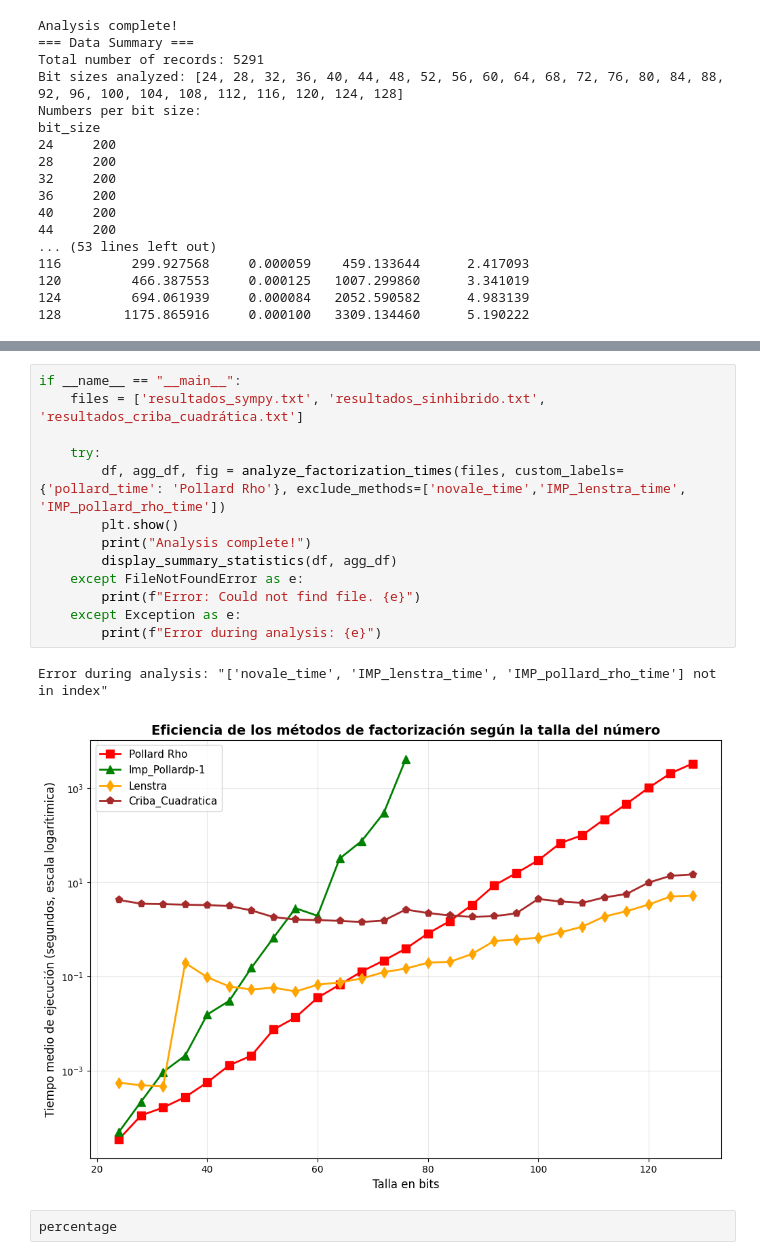
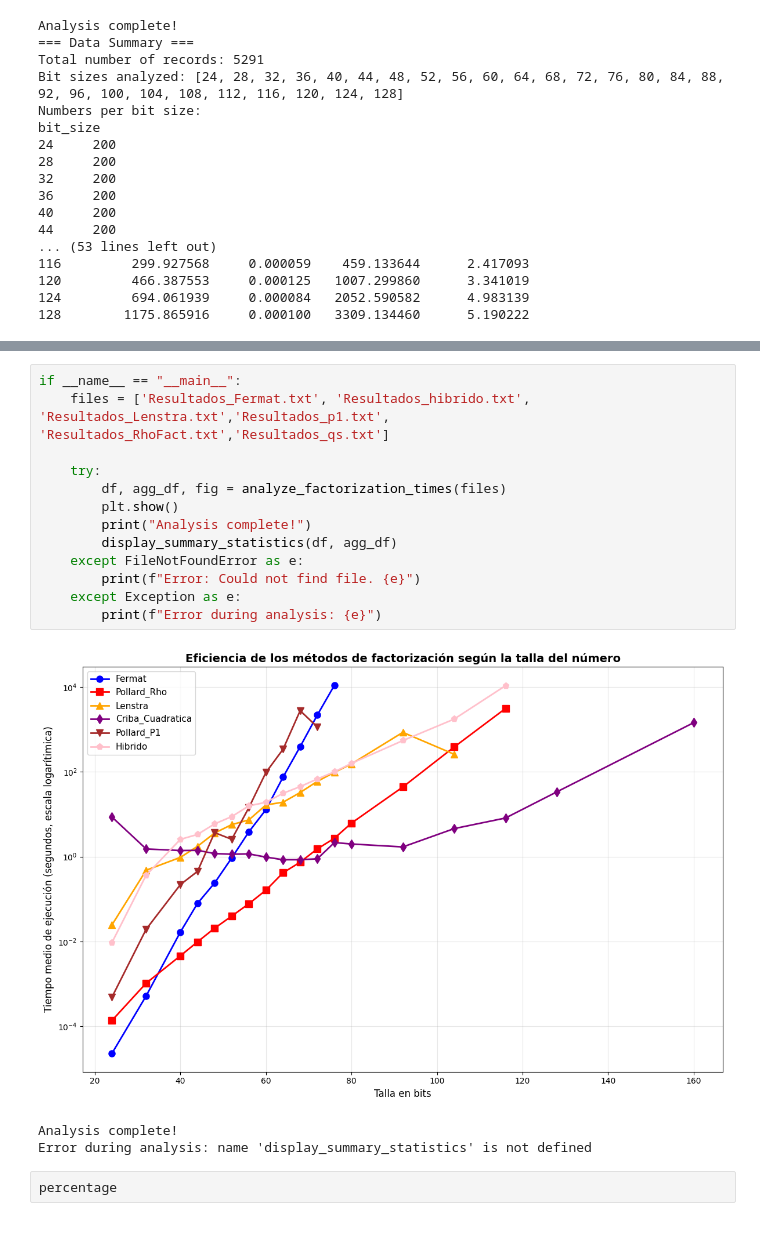
Before and after one commit to Yoy7755/CSD-Cripoanalisis, a Jupyter notebook: graficas.ipynb, the cells around one changed output, grey strips where cells are left out. Cells and saved outputs as stored; diff of their text form; blank space fills up the shorter version.

```diff
--- a/graficas.ipynb
+++ b/graficas.ipynb
@@ -382,19 +381,20 @@ Error during analysis: "['novale_time', 'IMP_lenstra_time', 'IMP_pollard_rho_tim
 # %%
 if __name__ == "__main__":
-    files = ['resultados_sympy.txt', 'resultados_sinhibrido.txt', 'resultados_criba_cuadrática.txt']
+    files = ['Resultados_Fermat.txt', 'Resultados_hibrido.txt', 'Resultados_Lenstra.txt','Resultados_p1.txt', 'Resultados_RhoFact.txt','Resultados_qs.txt']
 
     try:
-        df, agg_df, fig = analyze_factorization_times(files, custom_labels={'pollard_time': 'Pollard Rho'}, exclude_methods=['novale_time','IMP_lenstra_time', 'IMP_pollard_rho_time'])
+        df, agg_df, fig = analyze_factorization_times(files)
         plt.show()
         print("Analysis complete!")
         display_summary_statistics(df, agg_df)
     except FileNotFoundError as e:
         print(f"Error: Could not find file. {e}")
     except Exception as e:
         print(f"Error during analysis: {e}")
 # %% [output]
+[figure, new version]
-Error during analysis: "['novale_time', 'IMP_lenstra_time', 'IMP_pollard_rho_time'] not in index"
+Analysis complete!
+Error during analysis: name 'display_summary_statistics' is not defined
-[figure, old version]
 # %%
 percentage
 # %% [output]
```
Also changed, not shown: parts of 4 cells of this notebook, 16 other files.
